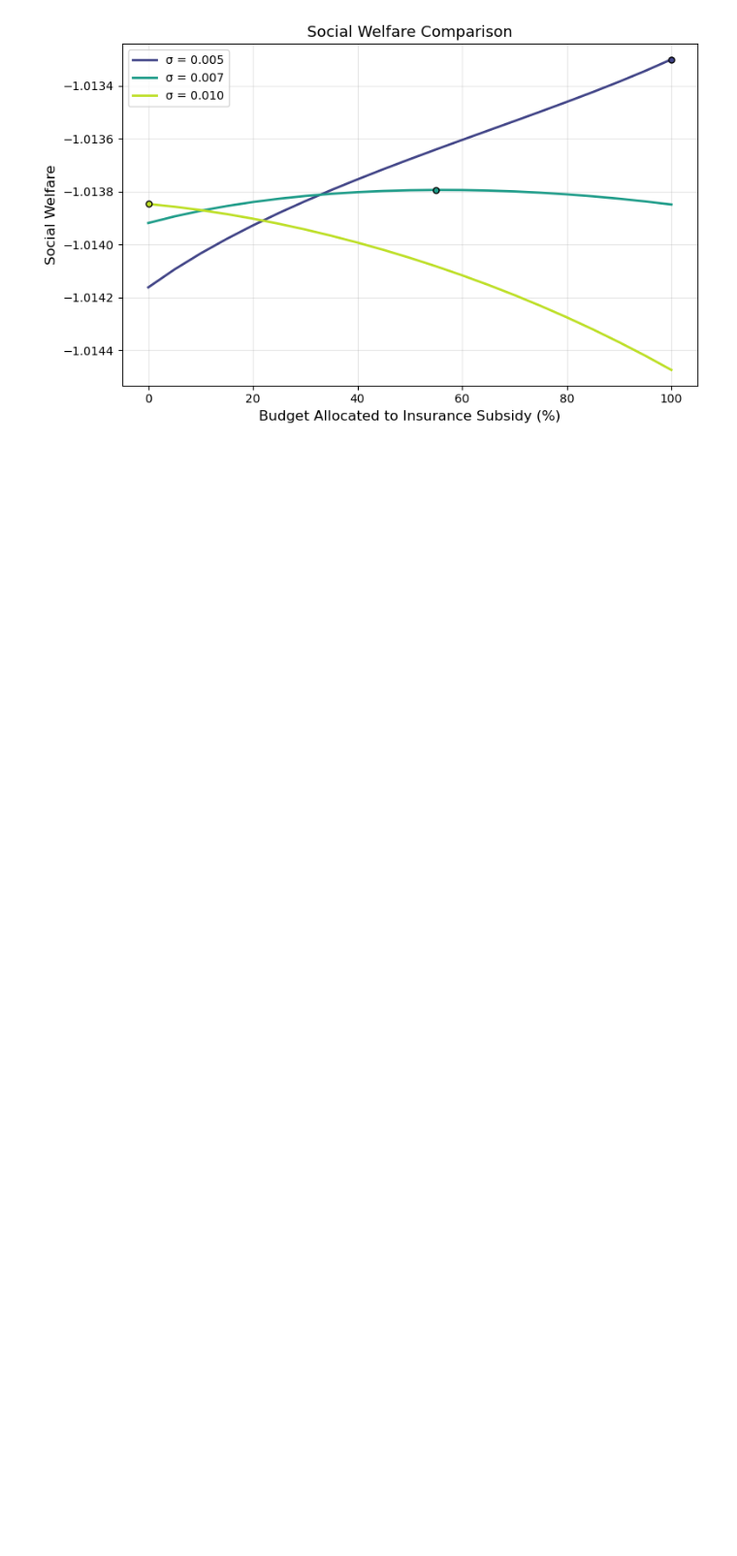
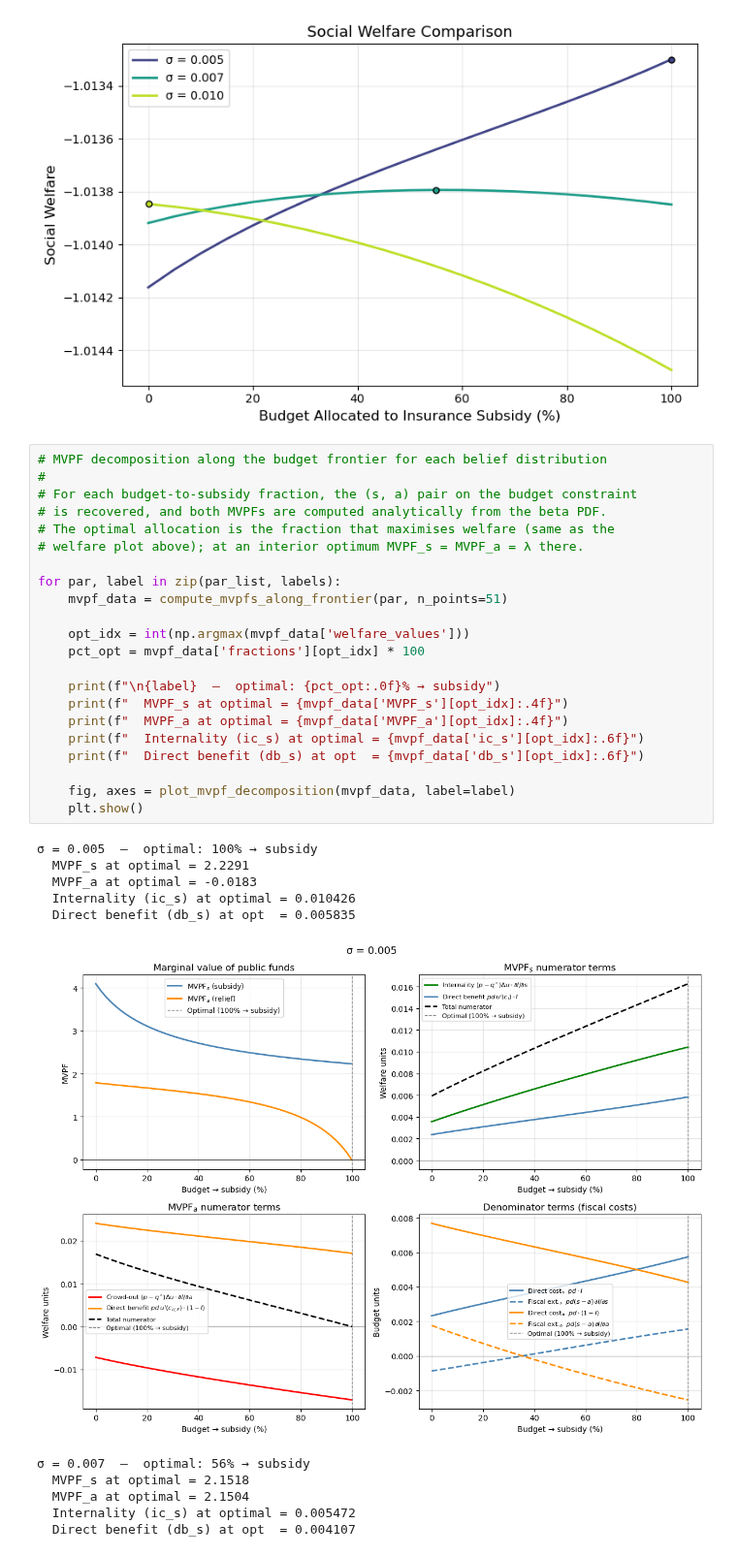
Before and after one commit to danieljschmidt/Optimal-flood-policy-mix, a Jupyter notebook: code/one_region_model/optimal_policy.ipynb, the cells around one changed output. Shown at 97% size. Saved outputs shown, nothing was run; the diff lists cells and outputs as text; blank space fills up the shorter version.

Commit message:
Add MVPF components in simulations

```diff
--- a/code/one_region_model/optimal_policy.ipynb
+++ b/code/one_region_model/optimal_policy.ipynb
@@ -81,3 +86,37 @@ Configuration 1: σ² = 0.000025
 Generating comparison plots...
 [figure]
 [figure]
+# %%
+# MVPF decomposition along the budget frontier for each belief distribution
+#
+# For each budget-to-subsidy fraction, the (s, a) pair on the budget constraint
+# is recovered, and both MVPFs are computed analytically from the beta PDF.
+# The optimal allocation is the fraction that maximises welfare (same as the
+# welfare plot above); at an interior optimum MVPF_s = MVPF_a = λ there.
+
+for par, label in zip(par_list, labels):
+    mvpf_data = compute_mvpfs_along_frontier(par, n_points=51)
+
+    opt_idx = int(np.argmax(mvpf_data['welfare_values']))
+    pct_opt = mvpf_data['fractions'][opt_idx] * 100
+
+    print(f"\n{label}  —  optimal: {pct_opt:.0f}% → subsidy")
+    print(f"  MVPF_s at optimal = {mvpf_data['MVPF_s'][opt_idx]:.4f}")
+    print(f"  MVPF_a at optimal = {mvpf_data['MVPF_a'][opt_idx]:.4f}")
+    print(f"  Internality (ic_s) at optimal = {mvpf_data['ic_s'][opt_idx]:.6f}")
+    print(f"  Direct benefit (db_s) at opt  = {mvpf_data['db_s'][opt_idx]:.6f}")
+
+    fig, axes = plot_mvpf_decomposition(mvpf_data, label=label)
+    plt.show()
+# %% [output]
+σ = 0.005  —  optimal: 100% → subsidy
+  MVPF_s at optimal = 2.2291
+  MVPF_a at optimal = -0.0183
+  Internality (ic_s) at optimal = 0.010426
+  Direct benefit (db_s) at opt  = 0.005835
+[figure, added]
+σ = 0.007  —  optimal: 56% → subsidy
+  MVPF_s at optimal = 2.1518
+  MVPF_a at optimal = 2.1504
+  Internality (ic_s) at optimal = 0.005472
+  Direct benefit (db_s) at opt  = 0.004107
```
Also changed, not shown: parts of 3 cells of this notebook, 1 other file.
